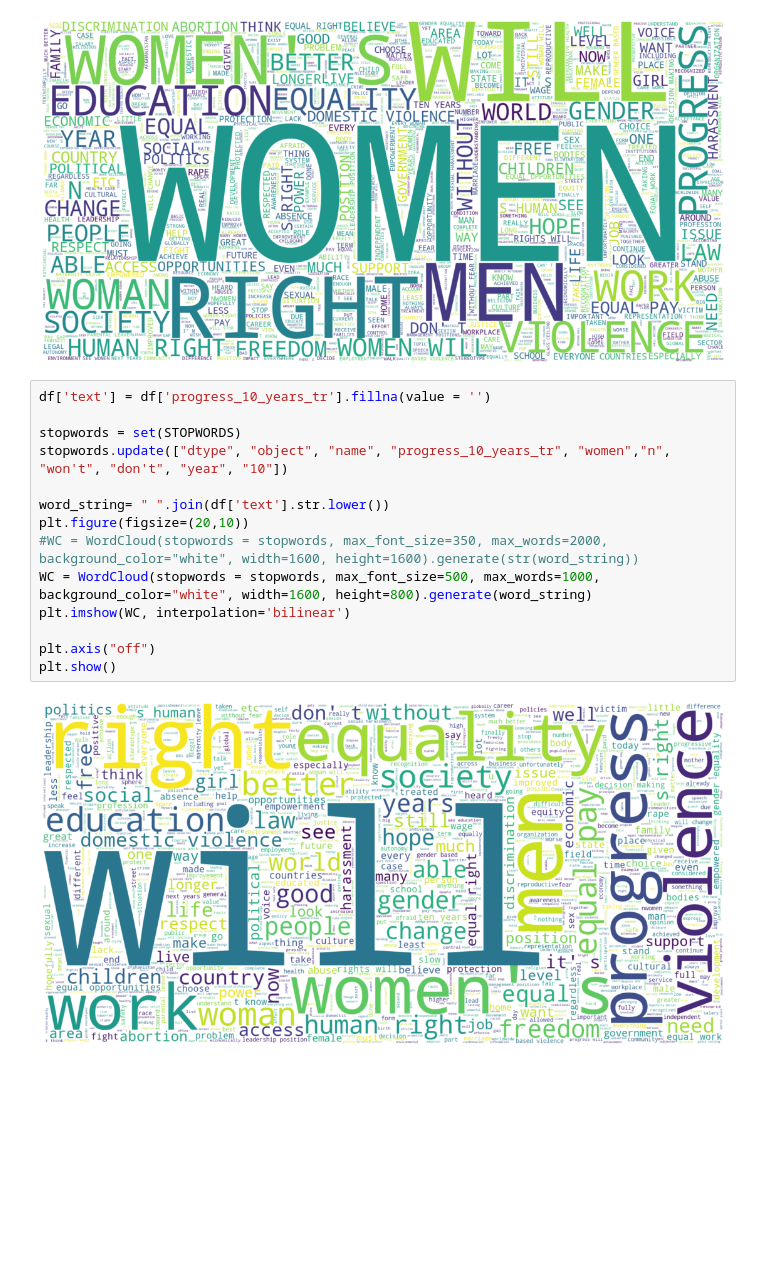
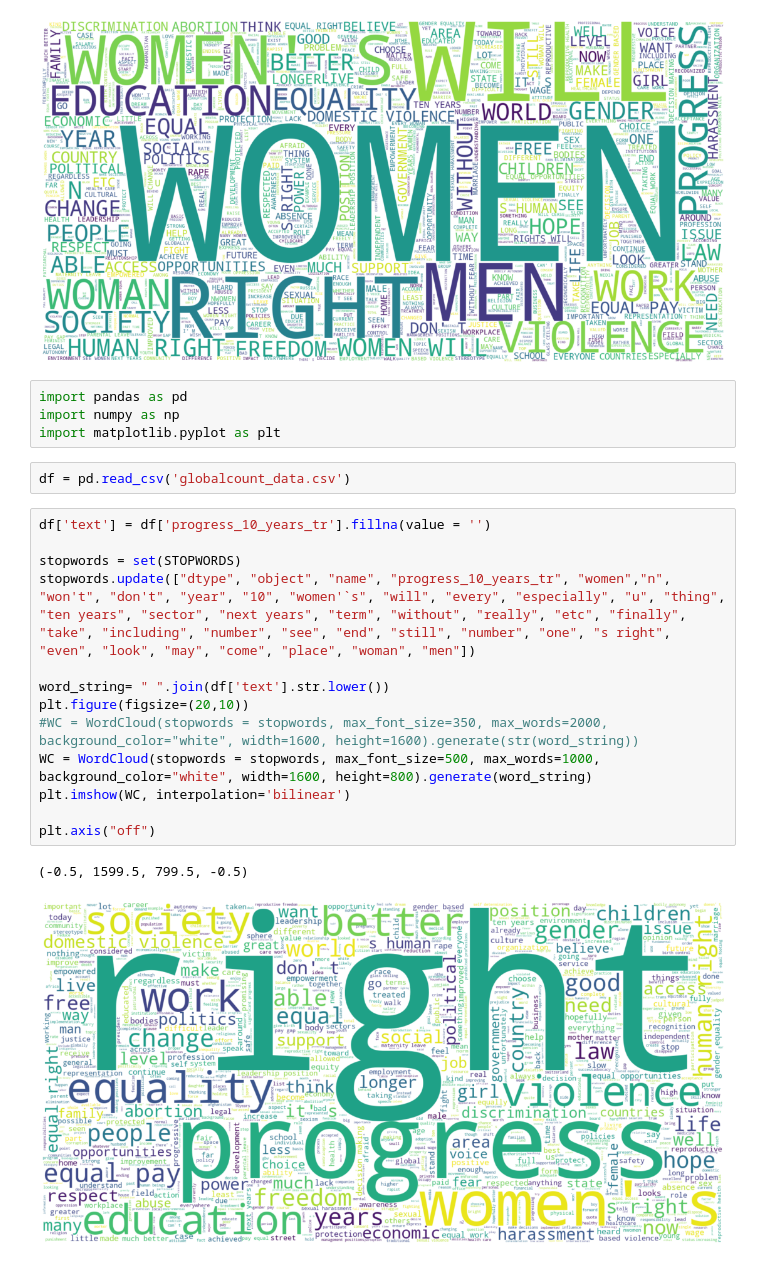
Before and after one commit to Vincent-Kwan/Datathon_WomensMarch, a Jupyter notebook: Vk.ipynb, the cells around one changed output. Cells and saved outputs as stored; diff of their text form; blank space fills up the shorter version.

```diff
--- a/Vk.ipynb
+++ b/Vk.ipynb
@@ -343,19 +344,25 @@ plt.axis("off")
 plt.show()
 # %% [output]
 [figure]
+# %%
+import pandas as pd
+import numpy as np
+import matplotlib.pyplot as plt
+# %%
+df = pd.read_csv('globalcount_data.csv')
 # %%
 df['text'] = df['progress_10_years_tr'].fillna(value = '')
 
 stopwords = set(STOPWORDS)
-stopwords.update(["dtype", "object", "name", "progress_10_years_tr", "women","n", "won't", "don't", "year", "10"])
+stopwords.update(["dtype", "object", "name", "progress_10_years_tr", "women","n", "won't", "don't", "year", "10", "women'`s", "will", "every", "especially", "u", "thing", "ten years", "sector", "next years", "term", "without", "really", "etc", "finally", "take", "including", "number", "see", "end", "still", "number", "one", "s right", "even", "look", "may", "come", "place", "woman", "men"])
 
 word_string= " ".join(df['text'].str.lower())
 plt.figure(figsize=(20,10))
 #WC = WordCloud(stopwords = stopwords, max_font_size=350, max_words=2000, background_color="white", width=1600, height=1600).generate(str(word_string))
 WC = WordCloud(stopwords = stopwords, max_font_size=500, max_words=1000, background_color="white", width=1600, height=800).generate(word_string)
 plt.imshow(WC, interpolation='bilinear')
 
 plt.axis("off")
-plt.show()
 # %% [output]
+(-0.5, 1599.5, 799.5, -0.5)
-[figure, old version]
+[figure, new version]
```
Also changed, not shown: parts of 1 cell of this notebook.
